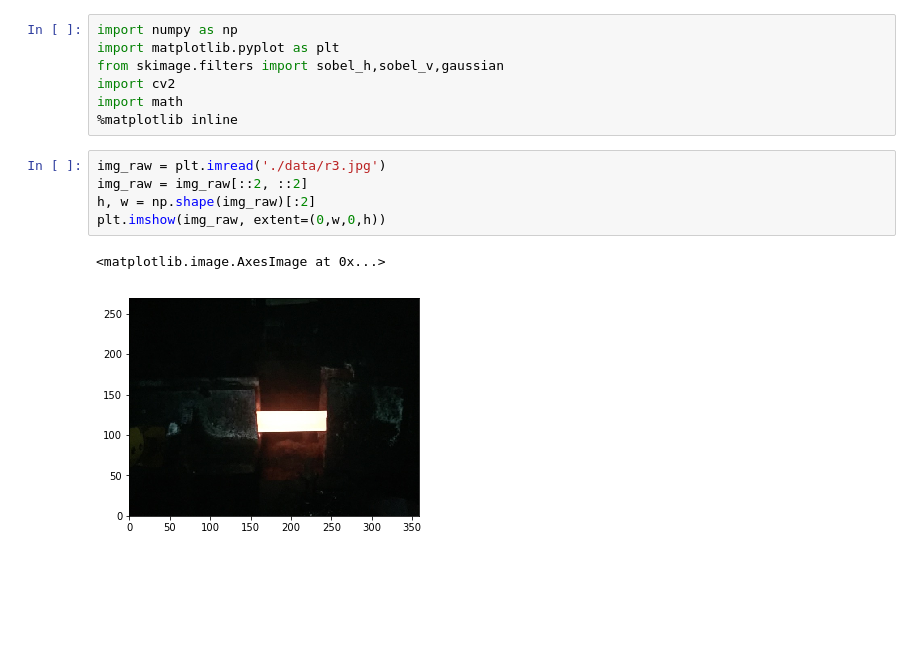
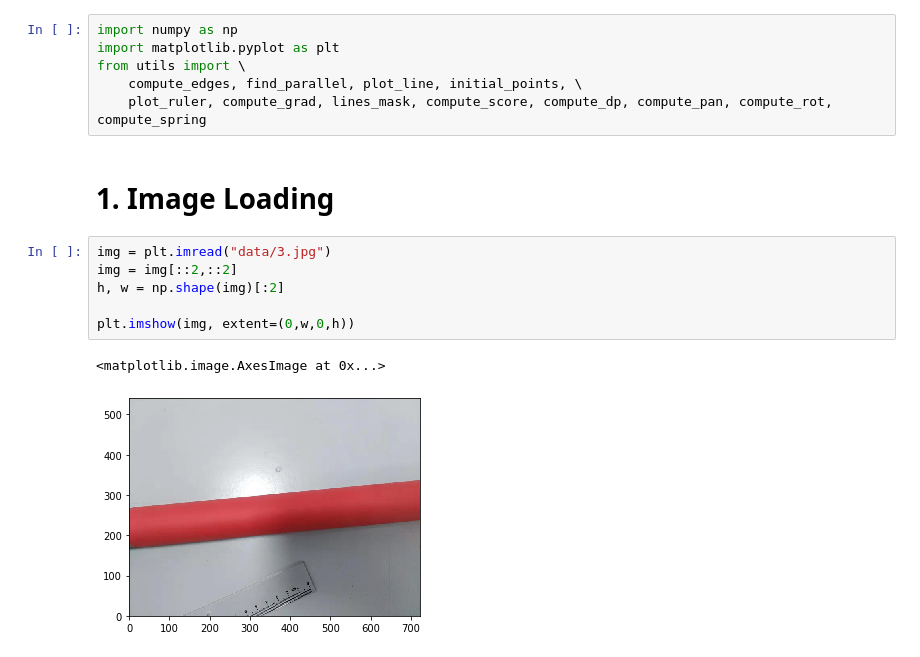
Before and after one commit to ChengYinghao/wireRod, a Jupyter notebook: gradient.ipynb, the cells around one changed output. Cells and saved outputs as stored; diff of their text form; blank space fills up the shorter version.

```diff
--- a/gradient.ipynb
+++ b/gradient.ipynb
@@ -1,15 +1,17 @@
 # %%
 import numpy as np
 import matplotlib.pyplot as plt
-from skimage.filters import sobel_h,sobel_v,gaussian
-import cv2
-import math
-%matplotlib inline
+from utils import \
+    compute_edges, find_parallel, plot_line, initial_points, \
+    plot_ruler, compute_grad, lines_mask, compute_score, compute_dp, compute_pan, compute_rot, compute_spring
+# %% [markdown]
+# 1. Image Loading
 # %%
-img_raw = plt.imread('./data/r3.jpg')
-img_raw = img_raw[::2, ::2]
-h, w = np.shape(img_raw)[:2]
-plt.imshow(img_raw, extent=(0,w,0,h))
+img = plt.imread("data/3.jpg")
+img = img[::2,::2]
+h, w = np.shape(img)[:2]
+
+plt.imshow(img, extent=(0,w,0,h))
 # %% [output]
 <matplotlib.image.AxesImage at 0x...>
-[figure, old version]
+[figure, new version]
```
Also changed, not shown: parts of 22 cells of this notebook, 2 other files.
